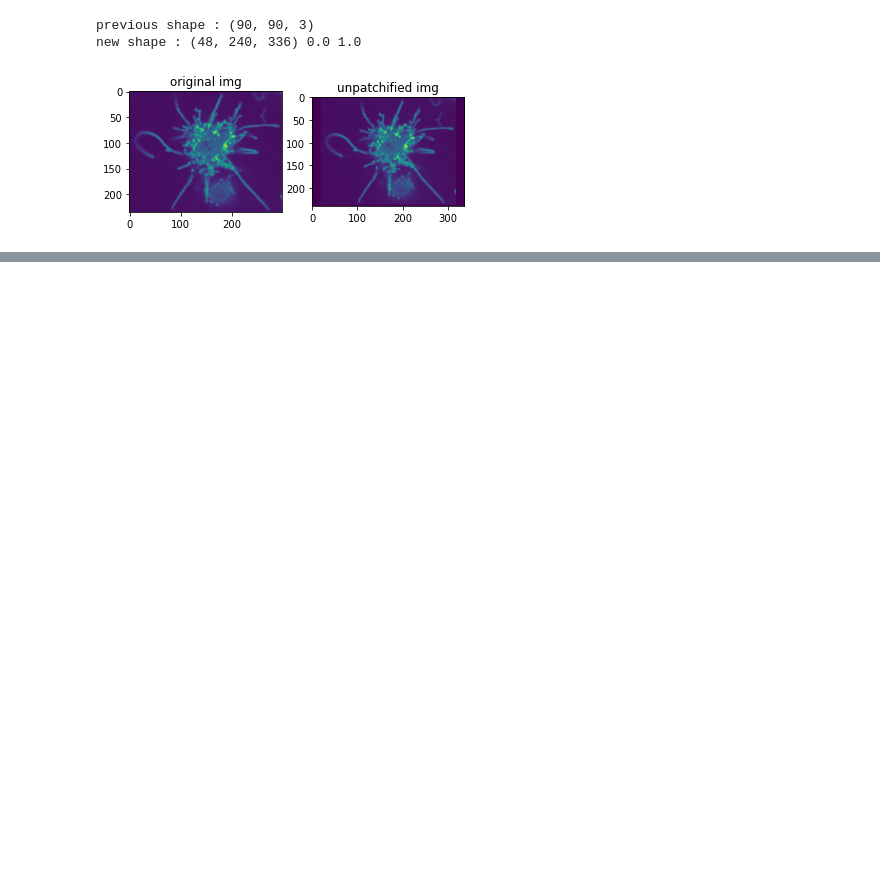
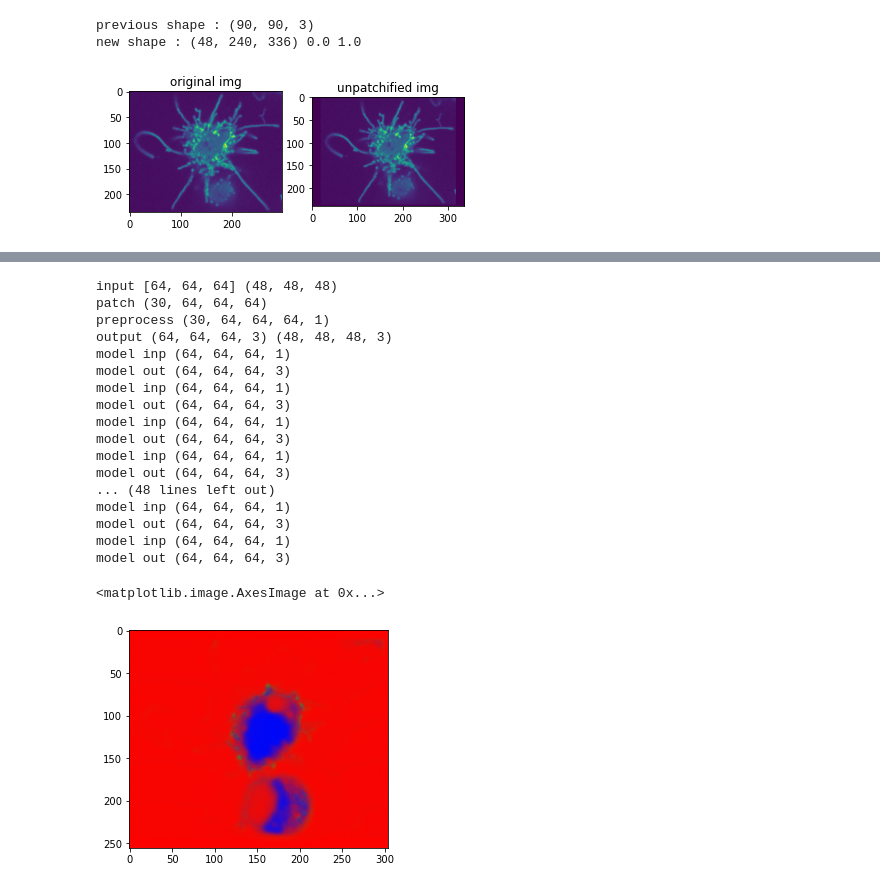
Before and after one commit to linum-uqam/carreno-cytonemes, a Jupyter notebook: notebooks/patchify_example.ipynb, the cells around one changed output, grey strips where cells are left out. Saved outputs shown, nothing was run; the diff lists cells and outputs as text; code cells hidden in the pictures; blank space fills up the shorter version.

```diff
--- a/notebooks/patchify_example.ipynb
+++ b/notebooks/patchify_example.ipynb
@@ -229,0 +297,34 @@ new shape : (48, 240, 336) 0.0 1.0
+# %%
+# build the smoothing kernel
+input_shape = np.array(model.layers[0].input.shape[1:])
+half = input_shape // 2
+sigma = 10.0
+xax = np.arange(-half[1],half[1],1)
+yax = np.arange(-half[0],half[0],1)
+zax = np.arange(-half[2],half[2],1)
+xx, yy, zz = np.meshgrid(xax,yax,zax)
+kernel = np.exp(-(xx**2 + yy**2 + zz**2)/(2*sigma**2))
+kernel = kernel[..., np.newaxis]
+
+pred = patches.volume_pred_from_vol(model, x, stride, kernel)
+plt.imshow(pred[35])
+# %% [output]
+input [64, 64, 64] (48, 48, 48)
+patch (30, 64, 64, 64)
+preprocess (30, 64, 64, 64, 1)
+output (64, 64, 64, 3) (48, 48, 48, 3)
+model inp (64, 64, 64, 1)
+model out (64, 64, 64, 3)
+model inp (64, 64, 64, 1)
+model out (64, 64, 64, 3)
+model inp (64, 64, 64, 1)
+model out (64, 64, 64, 3)
+model inp (64, 64, 64, 1)
+model out (64, 64, 64, 3)
+... (48 lines left out)
+model inp (64, 64, 64, 1)
+model out (64, 64, 64, 3)
+model inp (64, 64, 64, 1)
+model out (64, 64, 64, 3)
+<matplotlib.image.AxesImage at 0x...>
+[figure, added]
```
Also changed, not shown: parts of 6 cells of this notebook, 8 other files.
